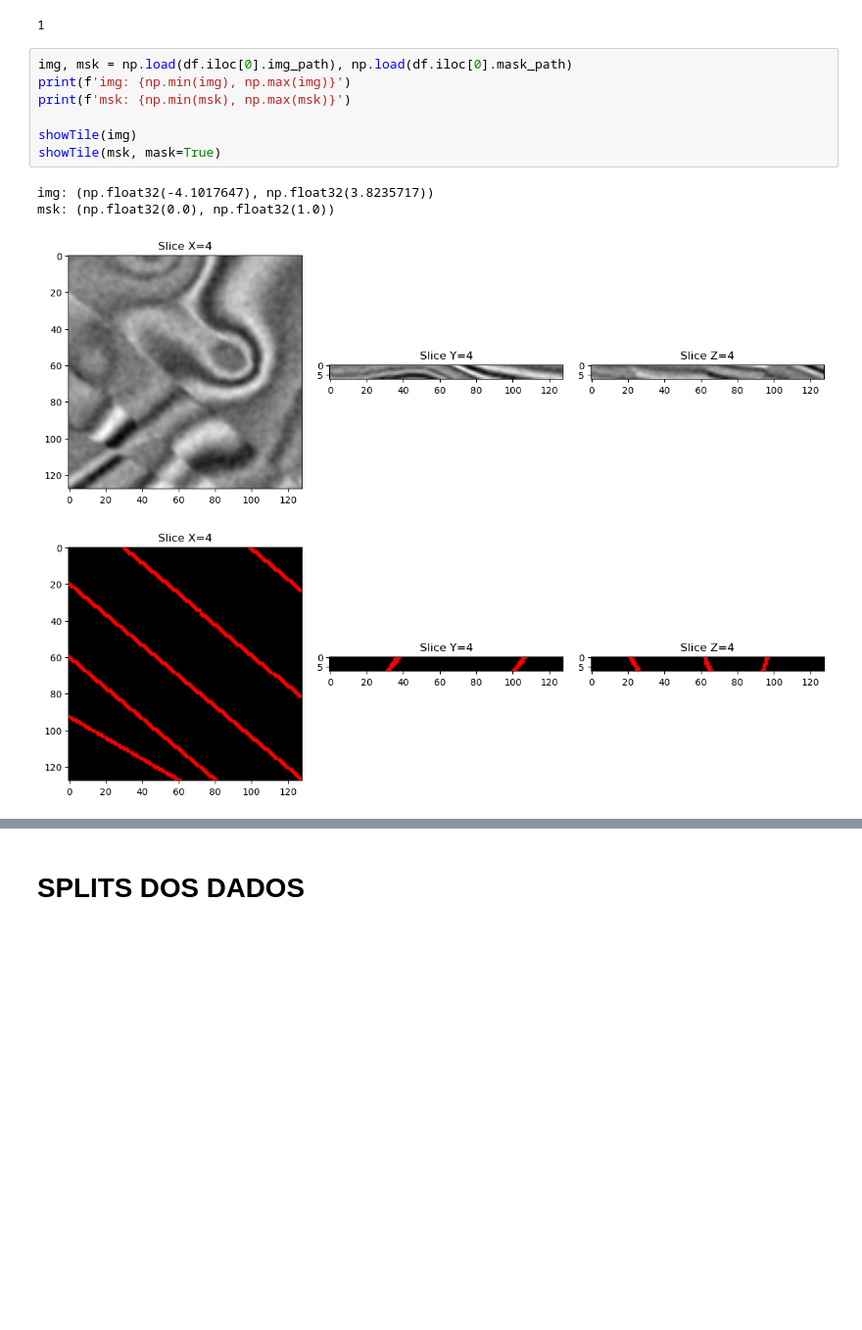
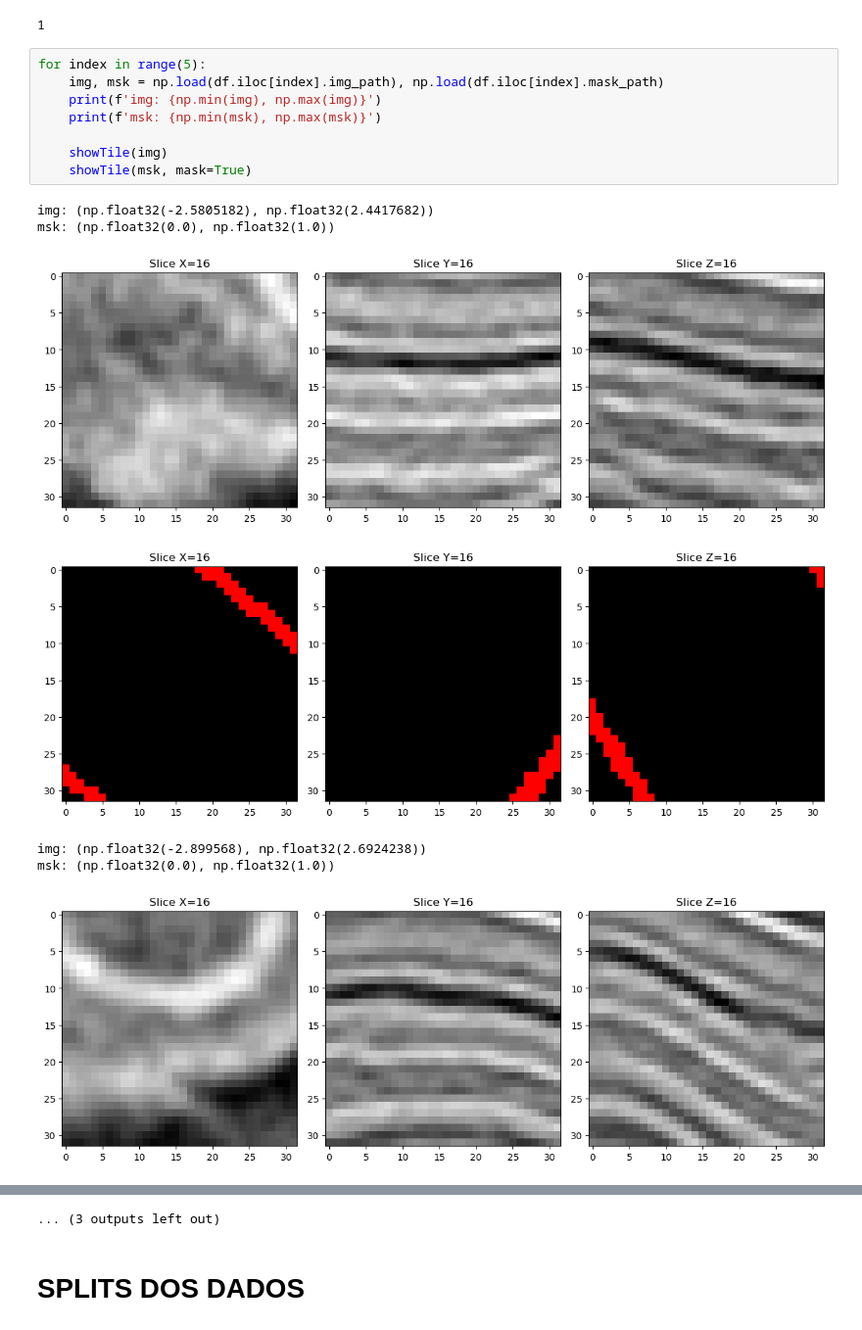
Before and after one commit to KlaussMarchi/Falhas, a Jupyter notebook: Task/logs/Analysis_out.ipynb, the cells around one changed output, grey strips where cells are left out. Shown at 98% size. Saved outputs shown, nothing was run; the diff lists cells and outputs as text; blank space fills up the shorter version.

```diff
--- a/Task/logs/Analysis_out.ipynb
+++ b/Task/logs/Analysis_out.ipynb
@@ -106,14 +106,18 @@ classes
 # %% [output]
 1
 # %%
-img, msk = np.load(df.iloc[0].img_path), np.load(df.iloc[0].mask_path)
-print(f'img: {np.min(img), np.max(img)}')
-print(f'msk: {np.min(msk), np.max(msk)}')
+for index in range(5):
+    img, msk = np.load(df.iloc[index].img_path), np.load(df.iloc[index].mask_path)
+    print(f'img: {np.min(img), np.max(img)}')
+    print(f'msk: {np.min(msk), np.max(msk)}')
 
-showTile(img)
-showTile(msk, mask=True)
+    showTile(img)
+    showTile(msk, mask=True)
 # %% [output]
-img: (np.float32(-4.1017647), np.float32(3.8235717))
+img: (np.float32(-2.5805182), np.float32(2.4417682))
 msk: (np.float32(0.0), np.float32(1.0))
-[figure, old version]
+[figure, new version]
-[figure, old version]
+[figure, new version]
+img: (np.float32(-2.899568), np.float32(2.6924238))
+msk: (np.float32(0.0), np.float32(1.0))
+[figure, added]
@@ -120,3 +133,4 @@ msk: (np.float32(0.0), np.float32(1.0))
+... (3 outputs left out)
 # %% [markdown]
 # SPLITS DOS DADOS
 # %%
```
Also changed, not shown: parts of 14 cells of this notebook, 8 other files.
